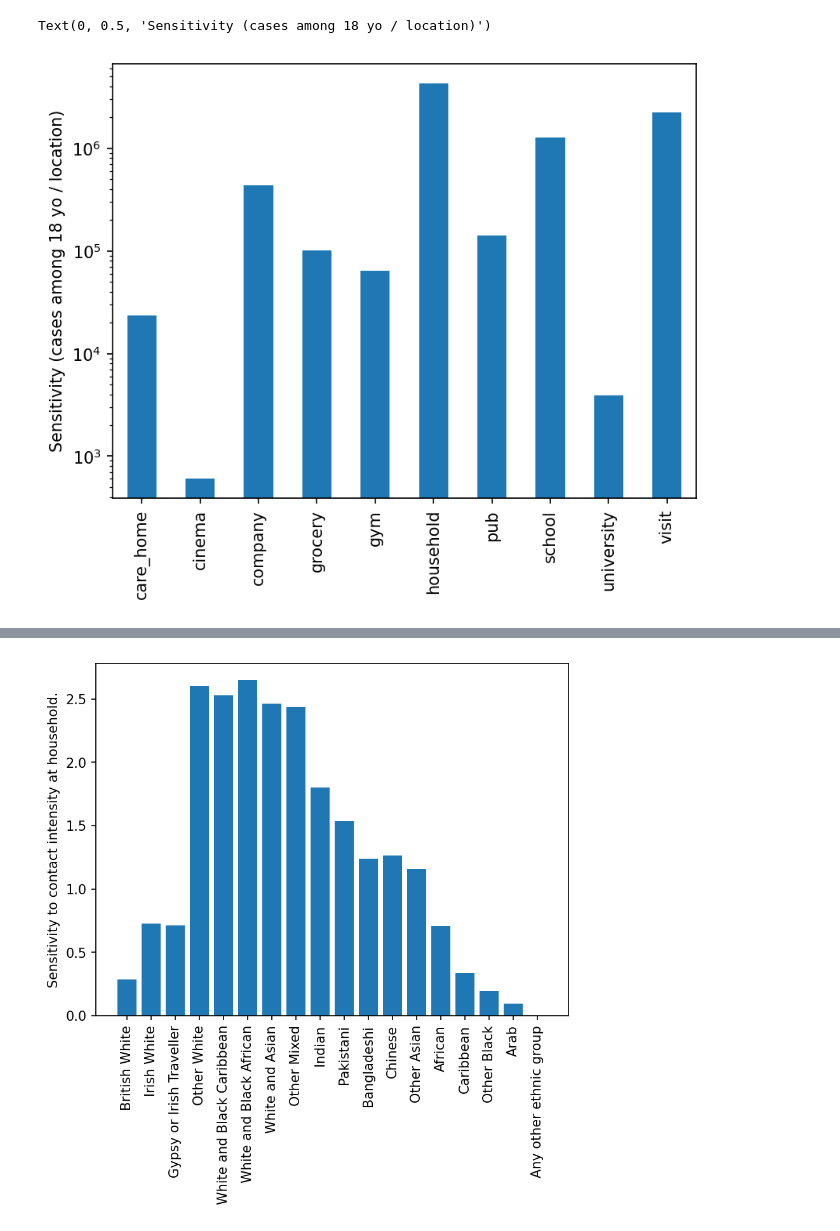
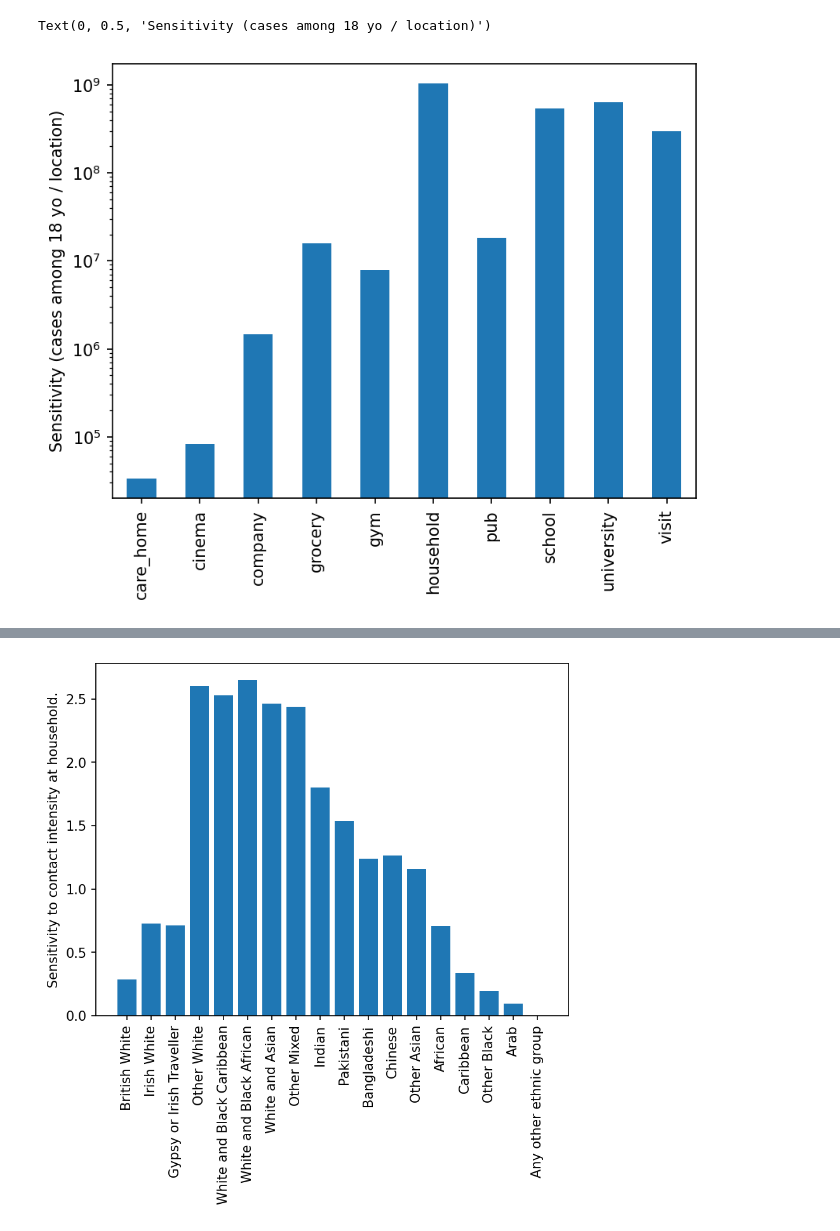
Before and after one commit to LargeAgentCollider/torch_june_analyser, a Jupyter notebook: notebooks/tests.ipynb, the cells around one changed output, grey strips where cells are left out. Cells and saved outputs as stored; diff of their text form; code cells hidden in the pictures.

```diff
--- a/notebooks/tests.ipynb
+++ b/notebooks/tests.ipynb
@@ -16,7 +17,7 @@ cc["system"]["device"] = "cpu"
 an = Analyser.from_parameters(cc)
 an.run()
 # %%
-date = "2020-03-14"
+date = "2020-05-10"
 # %%
 dd = an.get_gradient_cases_by_location(date)
 # %%
@@ -42,16 +43,16 @@ Text(0, 0.5, '$\\frac{\\mathrm{d}\\mathrm{deaths}_i}{\\mathrm{d}\\beta_j}$')
 # %%
-dd = an.get_gradient_cases_by_age_location(date)
+dd_ages = an.get_gradient_cases_by_age_location(date)
 # %%
-df = pd.DataFrame(dd)
+df = pd.DataFrame(dd_ages)
 fig, ax = plt.subplots()
 df = df[18]
 df.plot.bar(ax=ax)
 ax.set_yscale("log")
 #ax.set_ylabel(r"$\frac{\mathrm{d}\mathrm{cases}_i}{\mathrm{d}\beta_j}$")
 ax.set_ylabel(r"Sensitivity (cases among 18 yo / location)")
 
 #ax.legend(title = "People aged <", loc="center left", bbox_to_anchor=(1, 0.5))
 # %% [output]
 Text(0, 0.5, 'Sensitivity (cases among 18 yo / location)')
-[figure, old version]
+[figure, new version]
 # %%
```
Also changed, not shown: parts of 16 cells of this notebook.
